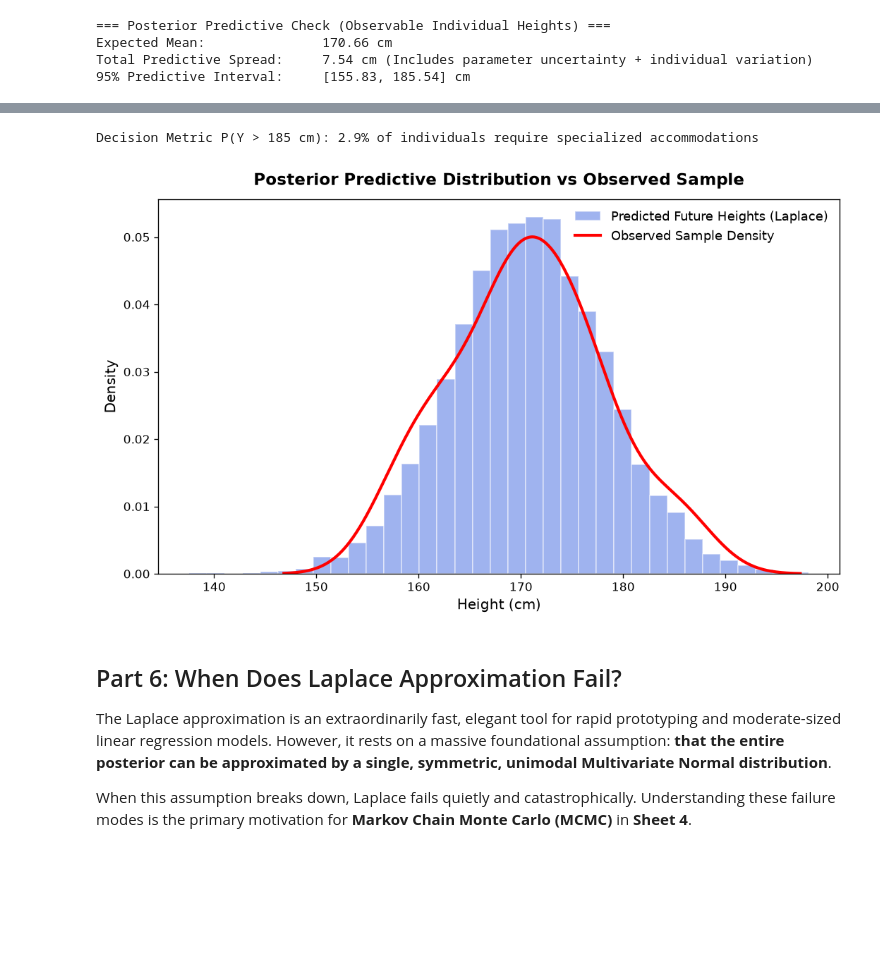
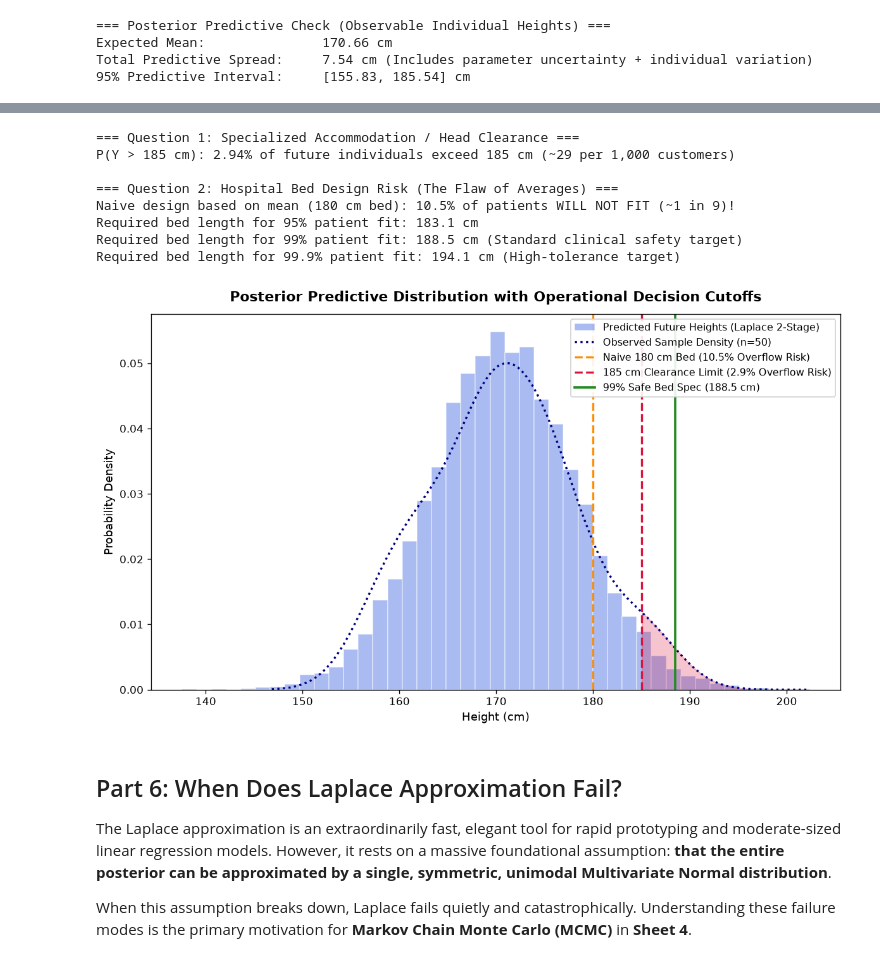
Before and after one commit to tarobins/bayesian-inference-intro, a Jupyter notebook: python/03_quadratic_laplace_approximation.ipynb, the cells around one changed output, grey strips where cells are left out. Saved outputs shown, nothing was run; the diff lists cells and outputs as text; code cells hidden in the pictures; blank space fills up the shorter version.

Commit message:
Enrich Step 10 with explicit decision theory explanations and decision cutoff visualization for Question 1 and Question 2

```diff
--- a/python/03_quadratic_laplace_approximation.ipynb
+++ b/python/03_quadratic_laplace_approximation.ipynb
@@ -769,25 +809,56 @@ With our simulated predictive ensemble $y_{\text{new}}$, we can answer real oper
 # %%
 # --- Step 10: Downstream Decision Risk & Predictive Distribution Visualization ---
+
+# 1. Answer to Question 1: Specialized Accommodation / Head Clearance
 prob_exceed_185 = np.mean(pred_heights > 185.0)
-print(f"Decision Metric P(Y > 185 cm): {prob_exceed_185 * 100:.1f}% of individuals require specialized accommodations")
+print("=== Question 1: Specialized Accommodation / Head Clearance ===")
+print(f"P(Y > 185 cm): {prob_exceed_185 * 100:.2f}% of future individuals exceed 185 cm (~{int(prob_exceed_185 * 1000)} per 1,000 customers)\n")
 
-# Histogram of predictions vs observed data
-plt.figure(figsize=(9, 5.5), dpi=120)
-plt.hist(pred_heights, bins=35, density=True, color='royalblue', alpha=0.5, edgecolor='white', label='Predicted Future Heights (Laplace)')
+# 2. Answer to Question 2: Hospital Bed Design Risk (The Flaw of Averages)
+prob_exceed_180 = np.mean(pred_heights > 180.0)
+bed_95 = np.percentile(pred_heights, 95.0)
+bed_99 = np.percentile(pred_heights, 99.0)
+bed_999 = np.percentile(pred_heights, 99.9)
+
+print("=== Question 2: Hospital Bed Design Risk (The Flaw of Averages) ===")
+print(f"Naive design based on mean (180 cm bed): {prob_exceed_180 * 100:.1f}% of patients WILL NOT FIT (~1 in {int(1/prob_exceed_180)})!")
+print(f"Required bed length for 95% patient fit: {bed_95:.1f} cm")
+print(f"Required bed length for 99% patient fit: {bed_99:.1f} cm (Standard clinical safety target)")
+print(f"Required bed length for 99.9% patient fit: {bed_999:.1f} cm (High-tolerance target)")
+
+# 3. Visualization: Predictive Distribution with Decision Cutoffs
+plt.figure(figsize=(10, 6), dpi=120)
+plt.hist(pred_heights, bins=40, density=True, color='royalblue', alpha=0.45, edgecolor='white', label='Predicted Future Heights (Laplace 2-Stage)')
 
 kde_obs = stats.gaussian_kde(heights)
-h_grid = np.linspace(heights.min() - 10, heights.max() + 10, 300)
-plt.plot(h_grid, kde_obs(h_grid), color='red', linewidth=2.5, label='Observed Sample Density')
+h_grid = np.linspace(heights.min() - 10, heights.max() + 15, 300)
+plt.plot(h_grid, kde_obs(h_grid), color='navy', linewidth=2, linestyle=':', label='Observed Sample Density (n=50)')
 
-plt.title("Posterior Predictive Distribution vs Observed Sample", fontsize=14, fontweight='bold', pad=12)
-plt.xlabel("Height (cm)", fontsize=12)
-plt.ylabel("Density", fontsize=12)
-plt.legend(loc='upper right', frameon=False, fontsize=11)
+# Decision Cutoff Lines
+plt.axvline(180.0, color='darkorange', linestyle='--', linewidth=2, label=f'Naive 180 cm Bed ({prob_exceed_180*100:.1f}% Overflow Risk)')
+plt.axvline(185.0, color='crimson', linestyle='--', linewidth=2, label=f'185 cm Clearance Limit ({prob_exceed_185*100:.1f}% Overflow Risk)')
+plt.axvline(bed_99, color='forestgreen', linestyle='-', linewidth=2.2, label=f'99% Safe Bed Spec ({bed_99:.1f} cm)')
+
+# Shade overflow risk zone above 185 cm
+x_fill_185 = h_grid[h_grid >= 185.0]
+plt.fill_between(x_fill_185, kde_obs(x_fill_185), color='crimson', alpha=0.25)
+
+plt.title("Posterior Predictive Distribution with Operational Decision Cutoffs", fontsize=13, fontweight='bold', pad=12)
+plt.xlabel("Height (cm)", fontsize=11)
+plt.ylabel("Probability Density", fontsize=11)
+plt.legend(loc='upper right', frameon=True, facecolor='white', framealpha=0.9, fontsize=9.5)
 plt.tight_layout()
 plt.show()
 # %% [output]
-Decision Metric P(Y > 185 cm): 2.9% of individuals require specialized accommodations
+=== Question 1: Specialized Accommodation / Head Clearance ===
+P(Y > 185 cm): 2.94% of future individuals exceed 185 cm (~29 per 1,000 customers)
+
+=== Question 2: Hospital Bed Design Risk (The Flaw of Averages) ===
+Naive design based on mean (180 cm bed): 10.5% of patients WILL NOT FIT (~1 in 9)!
+Required bed length for 95% patient fit: 183.1 cm
+Required bed length for 99% patient fit: 188.5 cm (Standard clinical safety target)
+Required bed length for 99.9% patient fit: 194.1 cm (High-tolerance target)
-[figure, old version]
+[figure, new version]
 # %% [markdown]
 ## Part 6: When Does Laplace Approximation Fail?
 
```
Also changed, not shown: parts of 1 cell of this notebook, 1 other file.
